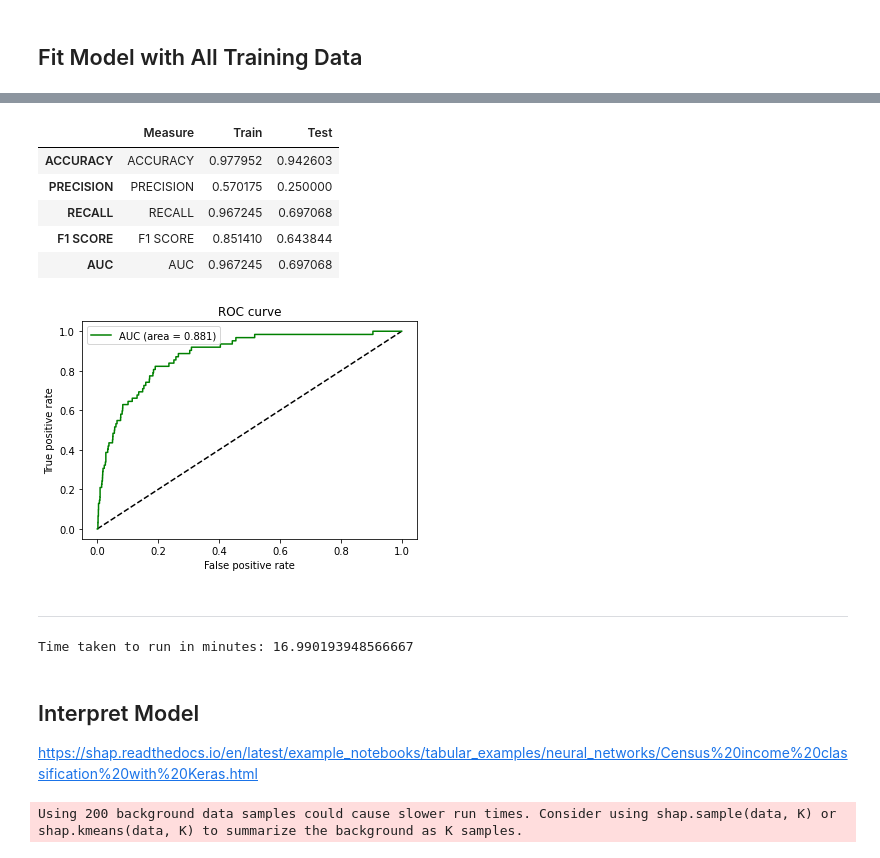
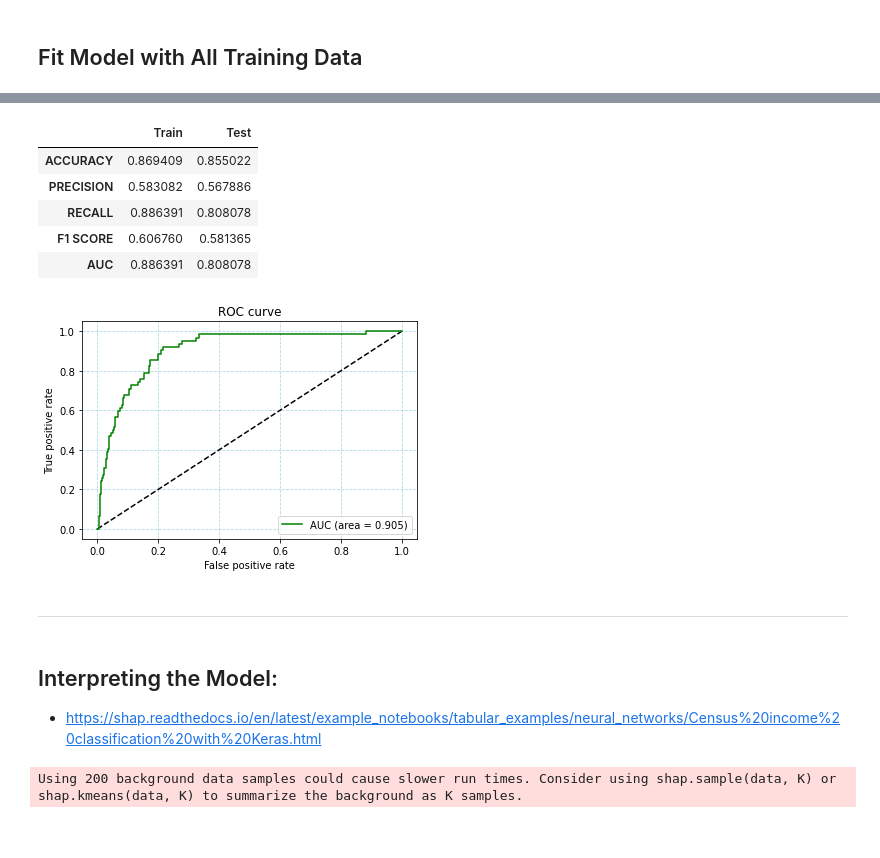
Before and after one commit to chungthuang/DeepLearning, a Jupyter notebook: model.ipynb, the cells around one changed output, grey strips where cells are left out. Drawn from its saved outputs; the diff is of its cells as text; code cells hidden in the pictures.

```diff
--- a/model.ipynb
+++ b/model.ipynb
@@ -304,6 +304,7 @@ def auc_plot(y_test, y_pred_test_proba):
     auc_keras = auc(fpr, tpr)
     plt.plot([0, 1], [0, 1], 'k--')
     plt.plot(fpr, tpr, label='AUC (area = {:.3f})'.format(auc_keras), color="g")
+    plt.grid(axis='both', linestyle='--', color="#add8e6")
     plt.xlabel('False positive rate')
     plt.ylabel('True positive rate')
     plt.title('ROC curve')
@@ -693,9 +659,9 @@ ClassWeights
 # %%
 tune_objective = 'val_f1'
 EarlyStop = EarlyStopping(monitor=tune_objective, patience=5, verbose=0, restore_best_weights=True)
-ReduceLR = ReduceLROnPlateau(monitor=tune_objective, mode='max', factor=0.2, patience=3, min_lr=1e-5)
+#ReduceLR = ReduceLROnPlateau(monitor=tune_objective, mode='max', factor=0.2, patience=3, min_lr=1e-5)
 
-CallBacksList = [EarlyStop, ReduceLR]
+CallBacksList = [EarlyStop] # , ReduceLR
 # %% [markdown]
 ### K-fold Validation
 The dataset is small, so we use k-fold validation to make sure hyper parameter tuning evaluates models using all training data.
@@ -740,24 +708,27 @@ class MyHyperModel(kt.HyperModel):
             ]
 
     def build(self ,hp):
-        hp_units_1 = hp.Choice("Layer 1", [64, 96, 128])
-        hp_units_2 = hp.Choice("Layer 2", [4, 8, 16, 32]) # 64
-        hp_activation_1 = hp.Choice("activation 1", ["sigmoid", "relu", "tanh"])
-        hp_activation_2 = hp.Choice("activation 2", ["sigmoid", "relu", "tanh"])
+        hp_units_1 = hp.Choice("Layer 1", [32, 64]) # 128
+        hp_units_2 = hp.Choice("Layer 2", [16, 32]) # 64
+        hp_activation_1 = hp.Choice("activation 1", ["softplus", "relu", "tanh"]) # sigmoid
+        hp_activation_2 = hp.Choice("activation 2", ["softplus", "relu", "tanh"]) # sigmoid
         hp_kernel_initializer = hp.Choice("kernel_initializer", ["glorot_uniform", "glorot_normal"])
         hp_learning_rate = hp.Float("learning_rate", 1e-5, 1e-3, sampling="log", default=1e-5)
         hp_loss = hp.Choice("loss_type", ["BC", "FL"])
-        hp_gamma = hp.Choice("Gamma", [0.1, 2.0, 3.0])
-        hp_dropout_2 = hp.Choice("dropout rate 2", [0.1, 0.15, 0.2, 0.25])
+        hp_gamma = hp.Choice("Gamma", [0.5, 2.0, 3.0])
+        #hp_dropout_1 = hp.Choice("dropout rate 1", [0.1, 0.2, 0.5])
+        hp_dropout_2 = hp.Choice("dropout rate 2", [0.1, 0.2, 0.5])
 
         model = Sequential()
 
         model.add(layers.Dense(units = hp_units_1,
                         kernel_initializer = hp_kernel_initializer,
-                        #kernel_regularizer = tf.keras.regularizers.L2(0.1),
                         activation = hp_activation_1,
                         input_dim = x_train.shape[-1]
                            ))
+
+        #if hp.Boolean("Dropout 1"):
+        #    model.add(layers.Dropout(rate=hp_dropout_1))
 
         model.add(layers.Dense(units = hp_units_2,
                             kernel_initializer = hp_kernel_initializer,
@@ -784,11 +755,12 @@ class MyHyperModel(kt.HyperModel):
 
         return model
 
+
     def fit(self, hp, model, x, y, **kwargs):
-        hp_batch_size = hp.Choice("batch_size", [64, 96, 128])
+        hp_batch_size = hp.Choice("batch_size", [16, 32, 64]) # 128
         hp_sample = hp.Choice("sample", ["over", "under", "none"])
-        hp_oversample_rate = hp.Choice("oversample_rate", [0.05, 0.1, 0.15, 0.2])
-        hp_undersample_rate = hp.Choice("undersample_rate", [0.05, 0.1, 0.15])
+        hp_oversample_rate = hp.Choice("oversample_rate", [0.2, 0.4, 0.5])
+        hp_undersample_rate = hp.Choice("undersample_rate", [0.2, 0.4, 0.5])
         hp_near_miss_version = hp.Choice("near_miss_version", [1, 2])
 
         measures = ['val_precision', 'val_recall', 'val_f1', 'val_auc']
@@ -837,7 +809,7 @@ def tune(x_train, y_train):
         project_name = "Default_predictions"
     )
     tuner.search(x_train, y_train,
-        epochs = 50,
+        epochs = 100,
         verbose = 2,
         initial_epoch = 0,
         callbacks = CallBacksList,
@@ -1010,4 +967,4 @@ Epoch 8/20
 # %%
-y_pred_train = best_model_params.predict(x_train)
-y_pred_test = best_model_params.predict(x_test)
+y_pred_train_proba = best_model_params.predict(x_train)
+y_pred_test_proba = best_model_params.predict(x_test)
 # %%
@@ -1040,28 +997,23 @@ weighted avg       0.96      0.94      0.95      2021
 # Showing the results performance.
 
 resultsDF = performanceMetricsDF(metrics, y_train, y_pred_train, y_test, y_pred_test)
-resultsDF
+display(resultsDF)
 # %% [output]
-|  | Measure | Train | Test |
-| ACCURACY | ACCURACY | 0.977952 | 0.942603 |
-| PRECISION | PRECISION | 0.570175 | 0.250000 |
-| RECALL | RECALL | 0.967245 | 0.697068 |
-| F1 SCORE | F1 SCORE | 0.851410 | 0.643844 |
-| AUC | AUC | 0.967245 | 0.697068 |
+|  | Train | Test |
+| ACCURACY | 0.869409 | 0.855022 |
+| PRECISION | 0.583082 | 0.567886 |
+| RECALL | 0.886391 | 0.808078 |
+| F1 SCORE | 0.606760 | 0.581365 |
+| AUC | 0.886391 | 0.808078 |
 # %%
-auc_plot(y_test, best_model_params.predict(x_test))
+auc_plot(y_test, y_pred_test_proba)
 # %% [output]
-[figure, old version]
+[figure, new version]
 # %% [markdown]
 ***
-# %%
-t2 = time.perf_counter()
-print('Time taken to run in minutes:',(t2-t1)/60.0)
-# %% [output]
-Time taken to run in minutes: 16.990193948566667
 # %% [markdown]
-## Interpret Model
-https://shap.readthedocs.io/en/latest/example_notebooks/tabular_examples/neural_networks/Census%20income%20classification%20with%20Keras.html
+## Interpreting the Model:
+- https://shap.readthedocs.io/en/latest/example_notebooks/tabular_examples/neural_networks/Census%20income%20classification%20with%20Keras.html
 # %%
 def shap_samples(x, y, samples):
     default = x[y == 1]
```
Also changed, not shown: parts of 34 cells of this notebook.
